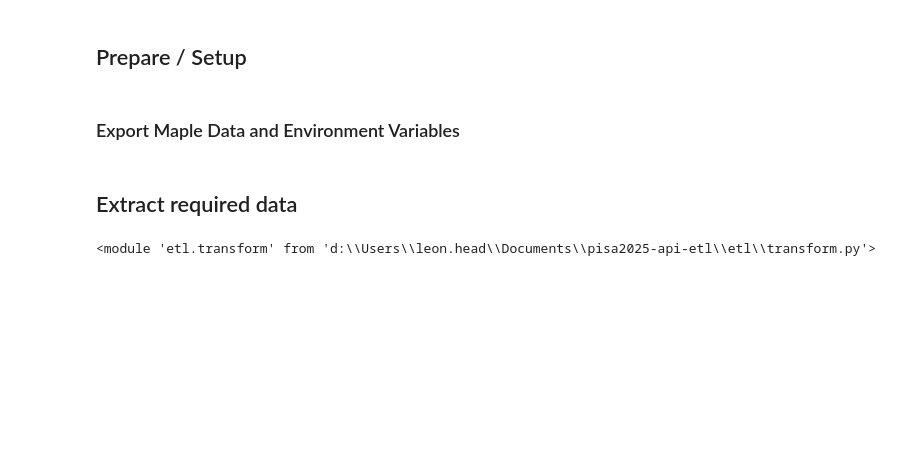
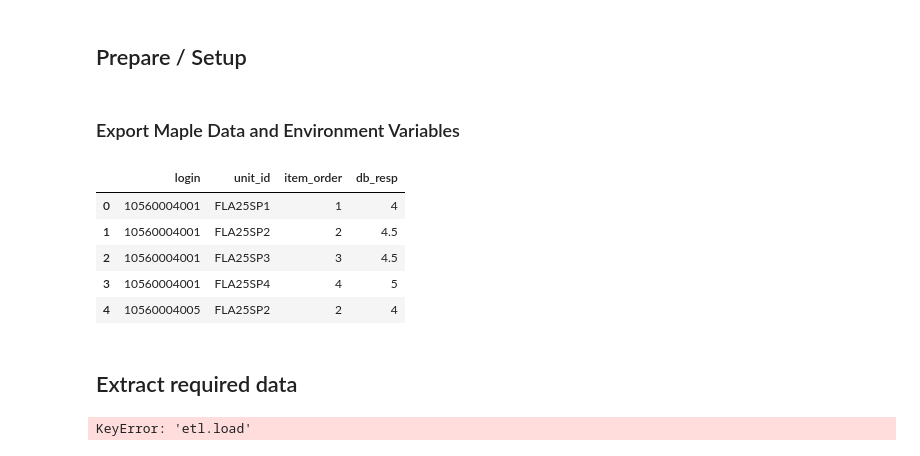
Before and after one commit to leonhead-acer/pisa2025-api-etl, a Jupyter notebook: etl.ipynb, the cells around one changed output. Saved outputs shown, nothing was run; the diff lists cells and outputs as text; code cells hidden in the pictures; blank space fills up the shorter version.

```diff
--- a/etl.ipynb
+++ b/etl.ipynb
@@ -34,3 +12,51 @@ with redshift_connector.connect(
+# %%
+import psycopg2
+import psycopg2.extras
+from psycopg2.extras import RealDictCursor
+import itertools
+
+params = config_data['ams']
+
+with psycopg2.connect(
+    f"dbname={params['database']} user={params['username']} host={params['host']} port = {params['port']} password = {params['password']}",
+    cursor_factory=RealDictCursor
+) as con:
+
+    with con.cursor() as cur:
+        cur.execute(
+            f"""
+            SELECT student_login as login, item_code as unit_id,criteria_1 as db_resp, right(item_code,1) as item_order
+                FROM "mv_pisa_single_results"
+                WHERE item_code ~ '^FLA';
+            """
+        )
+
+        ams_data = pd.DataFrame(cur.fetchall()).rename(columns={'unit_id': 'unit_id'})
+        ams_data = ams_data.astype('string')
+        ams_data['db_resp'] = ams_data['db_resp'].apply(lambda x: x.rstrip('0').rstrip('.'))
+
+        dat = pd.DataFrame(itertools.product(list(ams_data.login.unique()),["FLA25SP" + str(x + 1) for x in range(0,4)]),columns = ['login','unit_id']).sort_values('login').assign(db_resp = '9')
+        dat['item_order'] = dat['unit_id'].apply(lambda x: x[-1:])
+
+        ams_data = pd.merge(dat, ams_data, on=['login','unit_id','item_order'], how='outer', suffixes=('_dat', '_ams'))
+        ams_data['db_resp'] = ams_data['db_resp_ams'].combine_first(ams_data['db_resp_dat'])
+        ams_data.drop(columns=['db_resp_dat','db_resp_ams'],inplace=True)
+
+        recode_tab = pd.DataFrame(
+            {
+                'original': list(range(1,14,1),),
+                'new': [x * 0.5 for x in range(0,13,1)]
+            }
+        )
+
+ams_data.head()
+# %% [output]
+|  | login | unit_id | item_order | db_resp |
+| 0 | 10560004001 | FLA25SP1 | 1 | 4 |
+| 1 | 10560004001 | FLA25SP2 | 2 | 4.5 |
+| 2 | 10560004001 | FLA25SP3 | 3 | 4.5 |
+| 3 | 10560004001 | FLA25SP4 | 4 | 5 |
+| 4 | 10560004005 | FLA25SP2 | 2 | 4 |
 # %% [markdown]
 ## Extract required data
 # %%
@@ -111,5 +147,5 @@ nc_dat = pd.concat(
 # %%
 import sys, importlib
-importlib.reload(sys.modules['etl.transform'])
+importlib.reload(sys.modules['etl.load'])
 # %% [output]
-<module 'etl.transform' from 'd:\\Users\\leon.head\\Documents\\pisa2025-api-etl\\etl\\transform.py'>
+KeyError: 'etl.load'
```
Also changed, not shown: parts of 19 cells of this notebook, 2 other files.
